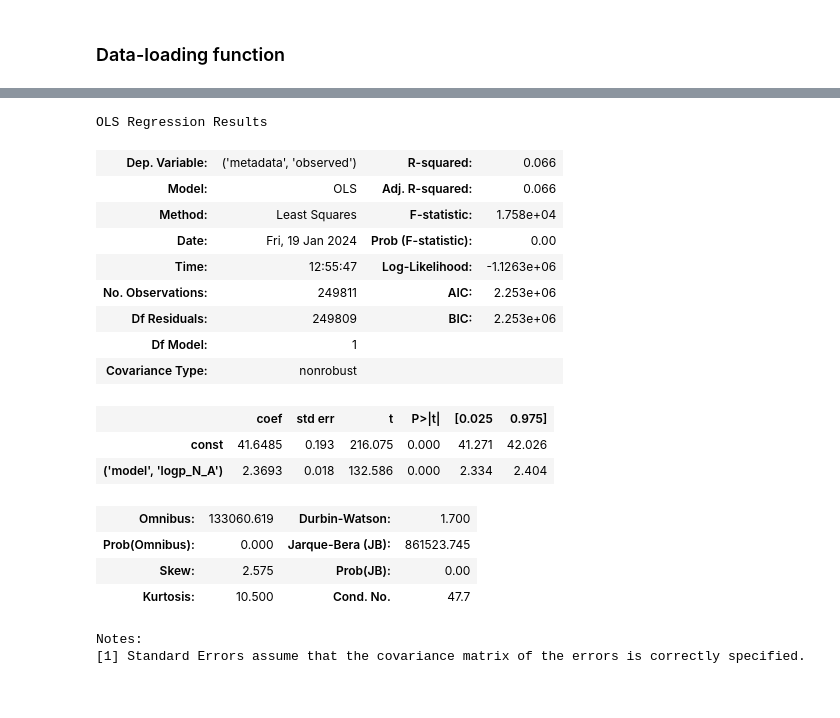
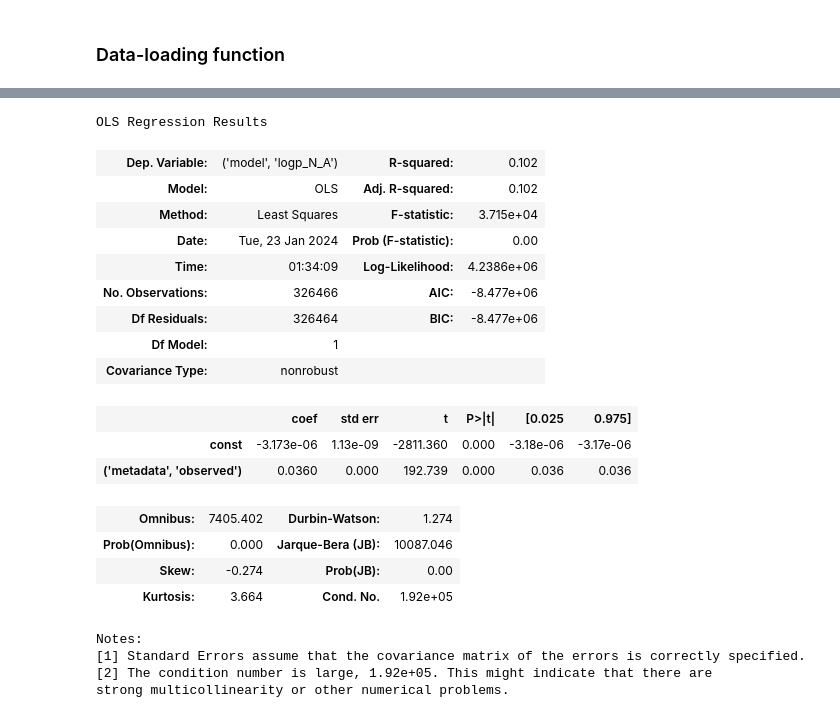
Before and after one commit to roccoflint/composlang_ud, a Jupyter notebook: notebooks/figure-2-process_llm_sparsity.ipynb, the cells around one changed output, grey strips where cells are left out. Drawn from its saved outputs; the diff is of its cells as text; code cells hidden in the pictures.

```diff
--- a/notebooks/figure-2-process_llm_sparsity.ipynb
+++ b/notebooks/figure-2-process_llm_sparsity.ipynb
@@ -95,7 +95,7 @@ gpt2xl = get_results(model="gpt2_xl")
 phi2 = get_results(model="phi_2")
 mpt7b = get_results(model="mpt_7b")
 mpt7bchat = get_results(model="mpt_7b_chat")
-# mpt30b = get_results(model="mpt_30b")
+mpt30b = get_results(model="mpt_30b")
 # mpt30bchat = get_results(model="mpt_30b_chat")
 mistral7b = get_results(model="Mistral_7B_v0.1")
 # %% [output]
@@ -120,54 +117,75 @@ mpt7bchat
 # %%
-# set lower and upper bounds using 5% and 95% quantiles
-lower_bound = mpt7bchat["metadata", "observed"].quantile(0.01)
-upper_bound = mpt7bchat["metadata", "observed"].quantile(0.99)
-
-view = mpt7bchat[
-    (mpt7bchat["metadata", "observed"] < upper_bound)
-    & (mpt7bchat["metadata", "observed"] > lower_bound)
-]
+def softmax(x):
+    return np.exp(x) / np.exp(x).sum()
 
 
-def compute_fit(df, model="model", metric="logp_N_A", lower_pct=0.01, upper_pct=0.99):
+def compute_fit(
+    df,
+    model="model",
+    metric="logp_N_A",
+    lower_pct=0.01,
+    upper_pct=0.99,
+    flip=False,
+    exp=False,
+    surp=False,
+    normx=True,
+    normy=False,
+):
     lower_bound = df["metadata", "observed"].quantile(lower_pct)
     upper_bound = df["metadata", "observed"].quantile(upper_pct)
 
     df = df[
         (df["metadata", "observed"] < upper_bound)
         & (df["metadata", "observed"] > lower_bound)
     ]
 
     y = df["metadata", "observed"]
     if isinstance(metric, str):
         x = df[model, metric]
     else:
         x = df[model, metric[0]] * df[model, metric[1]]
+
+    if surp:
+        x = -x
+    if exp:
+        x = np.exp(x)
+    if normx:
+        # x = (x - x.min()) / (x.max() - x.min())
+        x /= abs(x.sum())
+
+    if normy:
+        # y = (y - y.min()) / (y.max() - y.min())
+        y /= abs(y.sum())
+    if flip:
+        x, y = y, x
     model = sm.OLS(y, sm.add_constant(x))
     fit = model.fit()
     return x, y, fit
 
 
-x, y, fit = compute_fit(view)
+x, y, fit = compute_fit(mpt30b, flip=True, normy=True)
 fit.summary()
 # %% [output]
 OLS Regression Results
-| Dep. Variable: | ('metadata', 'observed') | R-squared: | 0.066 |
-| Model: | OLS | Adj. R-squared: | 0.066 |
-| Method: | Least Squares | F-statistic: | 1.758e+04 |
-| Date: | Fri, 19 Jan 2024 | Prob (F-statistic): | 0.00 |
-| Time: | 12:55:47 | Log-Likelihood: | -1.1263e+06 |
-| No. Observations: | 249811 | AIC: | 2.253e+06 |
-| Df Residuals: | 249809 | BIC: | 2.253e+06 |
+| Dep. Variable: | ('model', 'logp_N_A') | R-squared: | 0.102 |
+| Model: | OLS | Adj. R-squared: | 0.102 |
+| Method: | Least Squares | F-statistic: | 3.715e+04 |
+| Date: | Tue, 23 Jan 2024 | Prob (F-statistic): | 0.00 |
+| Time: | 01:34:09 | Log-Likelihood: | 4.2386e+06 |
+| No. Observations: | 326466 | AIC: | -8.477e+06 |
+| Df Residuals: | 326464 | BIC: | -8.477e+06 |
 | Df Model: | 1 |  |  |
 | Covariance Type: | nonrobust |  |  |
 |  | coef | std err | t | P>|t| | [0.025 | 0.975] |
-| const | 41.6485 | 0.193 | 216.075 | 0.000 | 41.271 | 42.026 |
-| ('model', 'logp_N_A') | 2.3693 | 0.018 | 132.586 | 0.000 | 2.334 | 2.404 |
+| const | -3.173e-06 | 1.13e-09 | -2811.360 | 0.000 | -3.18e-06 | -3.17e-06 |
+| ('metadata', 'observed') | 0.0360 | 0.000 | 192.739 | 0.000 | 0.036 | 0.036 |
-| Omnibus: | 133060.619 | Durbin-Watson: | 1.700 |
-| Prob(Omnibus): | 0.000 | Jarque-Bera (JB): | 861523.745 |
-| Skew: | 2.575 | Prob(JB): | 0.00 |
-| Kurtosis: | 10.500 | Cond. No. | 47.7 |
+| Omnibus: | 7405.402 | Durbin-Watson: | 1.274 |
+| Prob(Omnibus): | 0.000 | Jarque-Bera (JB): | 10087.046 |
+| Skew: | -0.274 | Prob(JB): | 0.00 |
+| Kurtosis: | 3.664 | Cond. No. | 1.92e+05 |
 Notes:
 [1] Standard Errors assume that the covariance matrix of the errors is correctly specified.
+[2] The condition number is large, 1.92e+05. This might indicate that there are
+strong multicollinearity or other numerical problems.
 # %%
 f, ax = plt.subplots(figsize=(7, 5))
```
Also changed, not shown: parts of 18 cells of this notebook, 2 other files.
